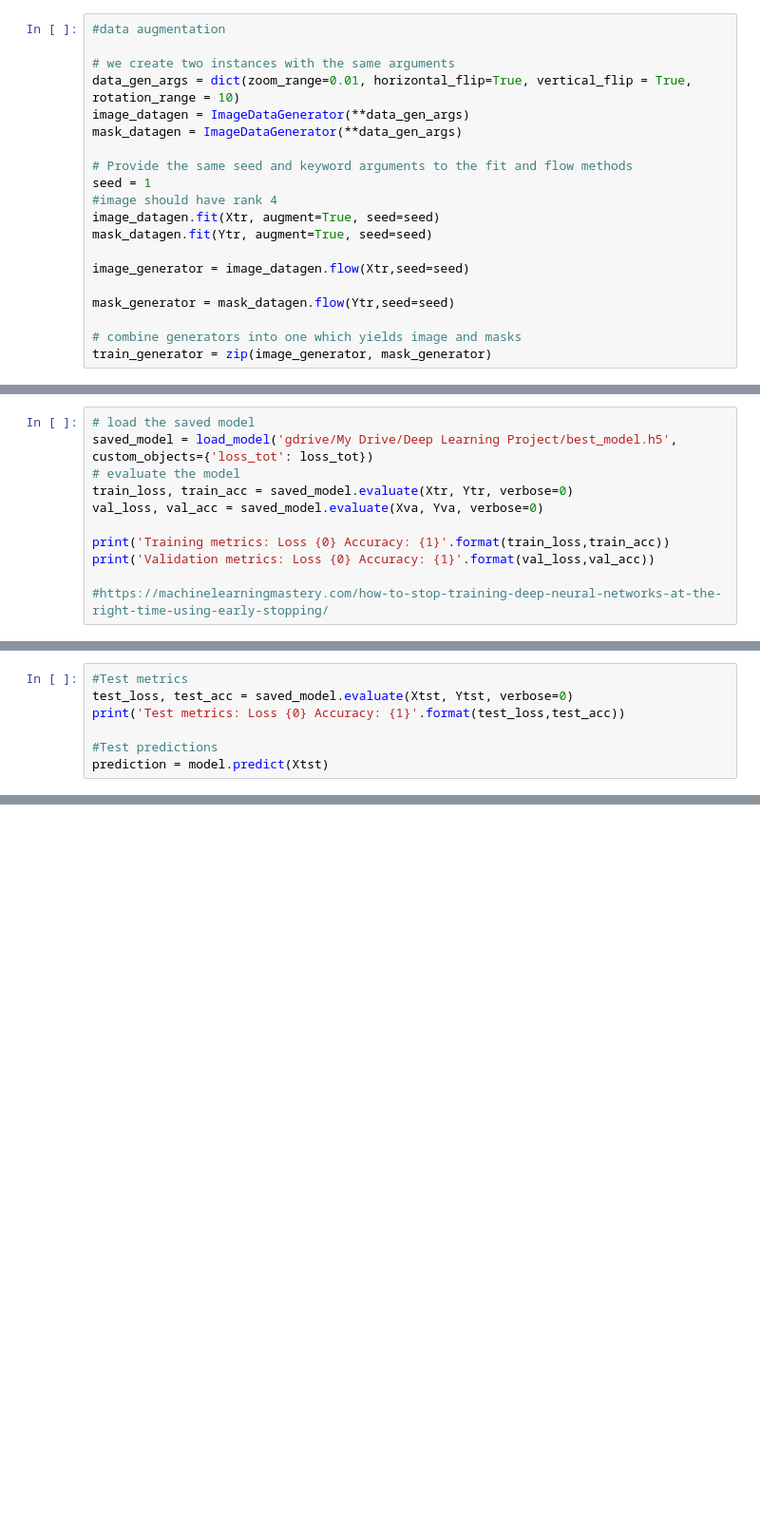
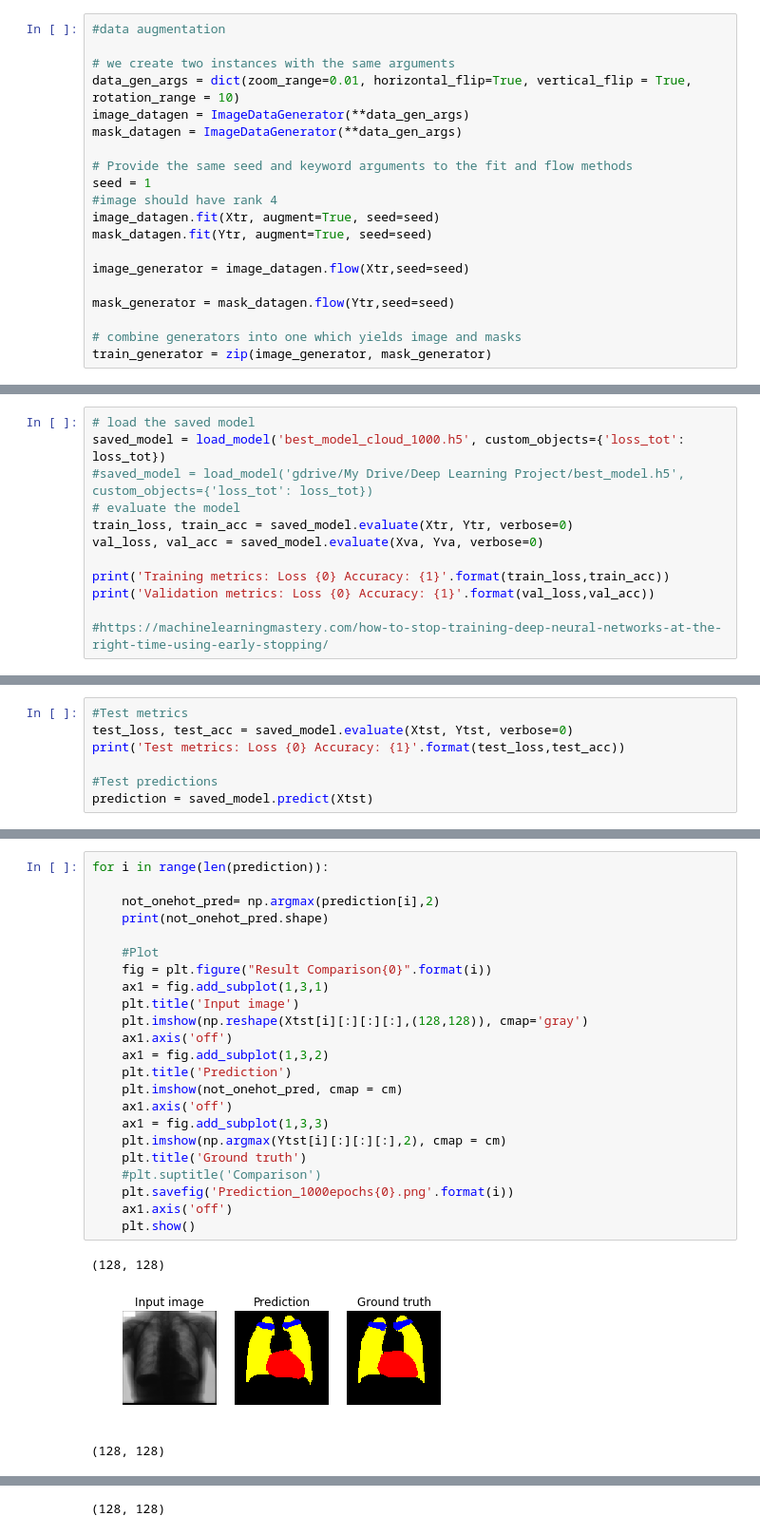
Before and after one commit to bcabgil/DD2424-Semantic-Segmentation-For-XRay-Images, a Jupyter notebook: Main_Code.ipynb, the cells around one changed output, grey strips where cells are left out. Shown at 95% size. Drawn from its saved outputs; the diff is of its cells as text; blank space fills up the shorter version.

```diff
--- a/Main_Code.ipynb
+++ b/Main_Code.ipynb
@@ -440,6 +456,7 @@ print(history.history['loss'])
 # %%
 # load the saved model
-saved_model = load_model('gdrive/My Drive/Deep Learning Project/best_model.h5', custom_objects={'loss_tot': loss_tot})
+saved_model = load_model('best_model_cloud_1000.h5', custom_objects={'loss_tot': loss_tot})
+#saved_model = load_model('gdrive/My Drive/Deep Learning Project/best_model.h5', custom_objects={'loss_tot': loss_tot})
 # evaluate the model
 train_loss, train_acc = saved_model.evaluate(Xtr, Ytr, verbose=0)
 val_loss, val_acc = saved_model.evaluate(Xva, Yva, verbose=0)
@@ -454,4 +480,4 @@ test_loss, test_acc = saved_model.evaluate(Xtst, Ytst, verbose=0)
 print('Test metrics: Loss {0} Accuracy: {1}'.format(test_loss,test_acc))
 
 #Test predictions
-prediction = model.predict(Xtst)
+prediction = saved_model.predict(Xtst)
@@ -467,0 +535,27 @@ plt.show()
+# %%
+for i in range(len(prediction)):
+
+    not_onehot_pred= np.argmax(prediction[i],2)
+    print(not_onehot_pred.shape)
+
+    #Plot
+    fig = plt.figure("Result Comparison{0}".format(i))
+    ax1 = fig.add_subplot(1,3,1)
+    plt.title('Input image')
+    plt.imshow(np.reshape(Xtst[i][:][:][:],(128,128)), cmap='gray')
+    ax1.axis('off')
+    ax1 = fig.add_subplot(1,3,2)
+    plt.title('Prediction')
+    plt.imshow(not_onehot_pred, cmap = cm)
+    ax1.axis('off')
+    ax1 = fig.add_subplot(1,3,3)
+    plt.imshow(np.argmax(Ytst[i][:][:][:],2), cmap = cm)
+    plt.title('Ground truth')
+    #plt.suptitle('Comparison')
+    plt.savefig('Prediction_1000epochs{0}.png'.format(i))
+    ax1.axis('off')
+    plt.show()
+# %% [output]
+(128, 128)
+[figure, added]
+(128, 128)
@@ -467,0 +563 @@ plt.show()
+(128, 128)
```
Also changed, not shown: parts of 21 cells of this notebook, 1 other file.
